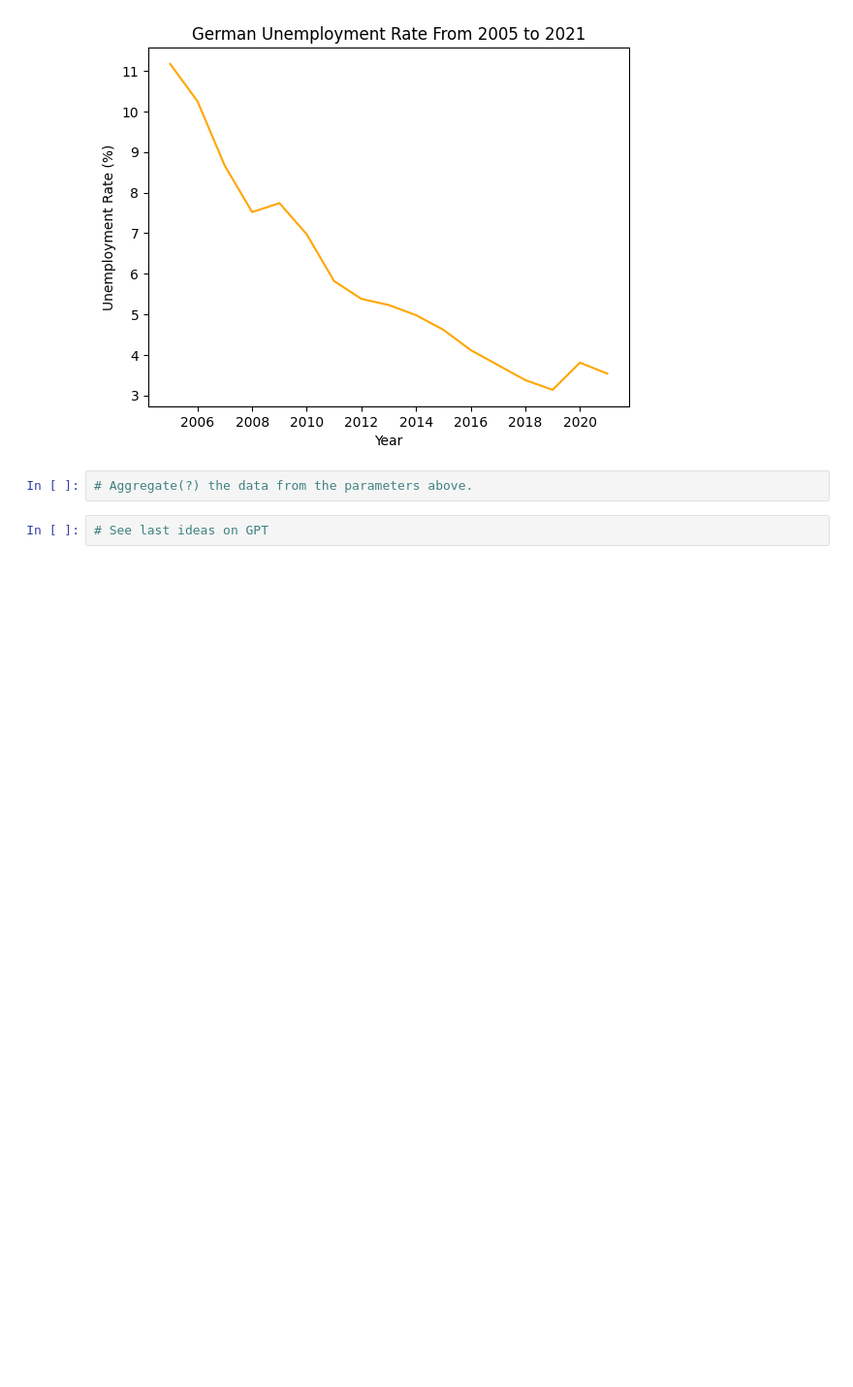
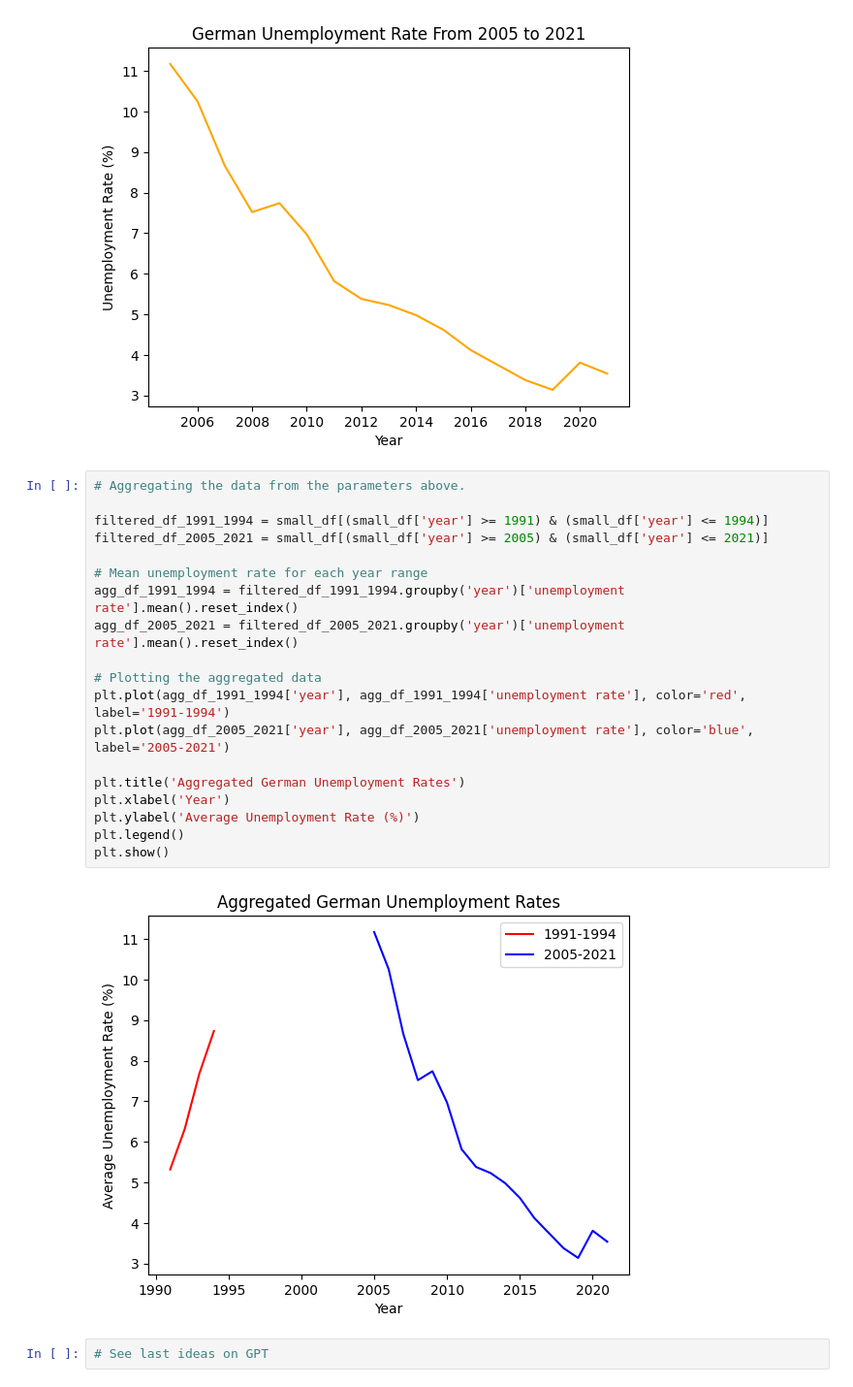
Before and after one commit to Avesta03/German-Unemployment-Rates-Stats-Pandas, a Jupyter notebook: unemploymentrate.ipynb, the cells around one changed output. Shown: that part at 97% size. Drawn from its saved outputs; the diff is of its cells as text; blank space fills up the shorter version.

Commit message:
Aggregating data from aforementioned stats

```diff
--- a/unemploymentrate.ipynb
+++ b/unemploymentrate.ipynb
@@ -112,7 +112,26 @@ plt.show()
 # %% [output]
 [figure]
 [figure]
-# %%
-# Aggregate(?) the data from the parameters above.
+# %%
+# Aggregating the data from the parameters above.
+
+filtered_df_1991_1994 = small_df[(small_df['year'] >= 1991) & (small_df['year'] <= 1994)]
+filtered_df_2005_2021 = small_df[(small_df['year'] >= 2005) & (small_df['year'] <= 2021)]
+
+# Mean unemployment rate for each year range
+agg_df_1991_1994 = filtered_df_1991_1994.groupby('year')['unemployment rate'].mean().reset_index()
+agg_df_2005_2021 = filtered_df_2005_2021.groupby('year')['unemployment rate'].mean().reset_index()
+
+# Plotting the aggregated data
+plt.plot(agg_df_1991_1994['year'], agg_df_1991_1994['unemployment rate'], color='red', label='1991-1994')
+plt.plot(agg_df_2005_2021['year'], agg_df_2005_2021['unemployment rate'], color='blue', label='2005-2021')
+
+plt.title('Aggregated German Unemployment Rates')
+plt.xlabel('Year')
+plt.ylabel('Average Unemployment Rate (%)')
+plt.legend()
+plt.show()
+# %% [output]
+[figure, added]
 # %%
 # See last ideas on GPT
```
